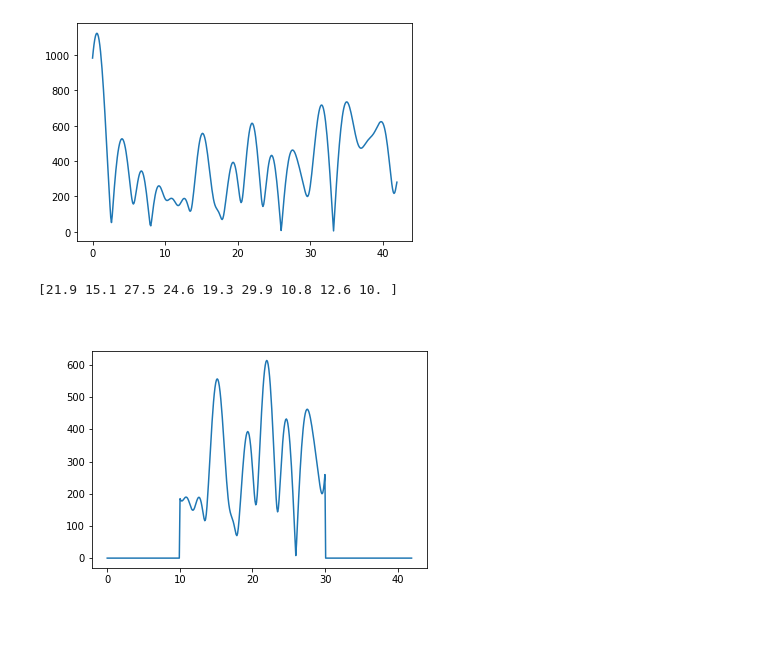
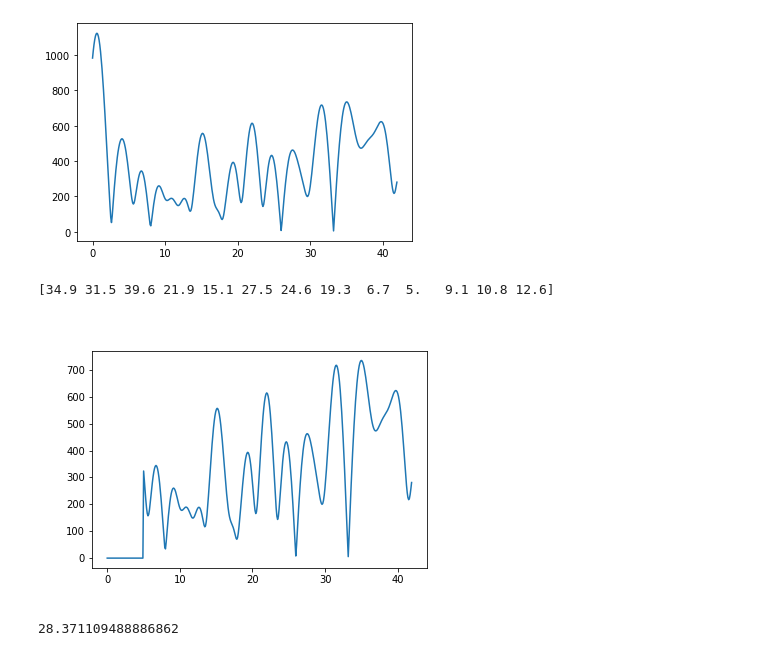
Before and after one commit to hdright/breath_detect, a Jupyter notebook: testChusai.ipynb, the cells around one changed output. Cells and saved outputs as stored; diff of their text form; code cells hidden in the pictures.

Commit message:
feat: weighted mean

```diff
--- a/testChusai.ipynb
+++ b/testChusai.ipynb
@@ -1,7 +1,7 @@
 # %%
 import numpy as np
 
-CSI = np.load('CSI.npy')
+CSI = np.load('CSI0.npy')
 
 (Nrx, Ntx, Nsc, Nt) = CSI.shape
 print(Nrx, Ntx, Nsc, Nt)
@@ -72,17 +72,57 @@ plt.plot(np.arange(0, breathEnd, breathEnd / dftSize) * 60, np.abs(Hs))
 # %%
 %matplotlib widget
 from scipy.signal import find_peaks
 filteredHs = np.zeros_like(Hs)
-minBPM, maxBPM = 10, 30
+minBPM, maxBPM = 5, 50
 minIndex, maxIndex = int(minBPM / BPMresol), int(maxBPM / BPMresol)
+
 filteredHs[minIndex: maxIndex] = Hs[minIndex:maxIndex]
+
 plt.plot(np.arange(0, breathEnd, breathEnd / dftSize) * 60, np.abs(filteredHs))
 np.argmax(np.abs(filteredHs)) * BPMresol
 idx, _ = find_peaks(np.abs(filteredHs), height = 0.1, distance = 1)
 
 highestPeak = np.argsort(-np.abs(filteredHs[idx]))
 
 print(idx[highestPeak] * BPMresol)
 # %% [output]
-[21.9 15.1 27.5 24.6 19.3 29.9 10.8 12.6 10. ]
+[34.9 31.5 39.6 21.9 15.1 27.5 24.6 19.3  6.7  5.   9.1 10.8 12.6]
-[figure, old version]
+[figure, new version]
+# %%
+%matplotlib widget
+from scipy.signal import find_peaks
+filteredHs = np.zeros_like(Hs)
+minBPM, maxBPM = 10, 30
+minIndex, maxIndex = int(minBPM / BPMresol), int(maxBPM / BPMresol)
+
+Amp = 0
+WeightedSum = 0
+
+for rx in range(Nrx):
+    for tx in range(Ntx):
+        for sc in range(Nsc):
+            filteredHs = np.zeros_like(Hs, dtype=np.float64)
+            filteredHs[minIndex: maxIndex] = np.abs(H[rx][tx][sc][minIndex:maxIndex])
+            idx, _ = find_peaks(filteredHs, height = 0.1, distance = 1)
+            highestPeak = np.argsort(-filteredHs[idx])
+            Amp += filteredHs[idx[highestPeak[0]]]
+            WeightedSum += filteredHs[idx[highestPeak[0]]] * idx[highestPeak[0]]
+            Amp += filteredHs[idx[highestPeak[1]]]
+            WeightedSum += filteredHs[idx[highestPeak[1]]] * idx[highestPeak[1]]
+            Amp += filteredHs[idx[highestPeak[2]]]
+            WeightedSum += filteredHs[idx[highestPeak[2]]] * idx[highestPeak[2]]
+
+f = WeightedSum / Amp
+f * BPMresol
+
+# filteredHs[minIndex: maxIndex] = H[0][0][0][minIndex:maxIndex]
+
+# plt.plot(np.arange(0, breathEnd, breathEnd / dftSize) * 60, np.abs(filteredHs))
+# np.argmax(np.abs(filteredHs)) * BPMresol
+# idx, _ = find_peaks(np.abs(filteredHs), height = 0.1, distance = 1)
+
+# highestPeak = np.argsort(-np.abs(filteredHs[idx]))
+
+# print(idx[highestPeak] * BPMresol)
+# %% [output]
+28.371109488886862
```
Also changed, not shown: parts of 1 cell of this notebook, 2 other files.
